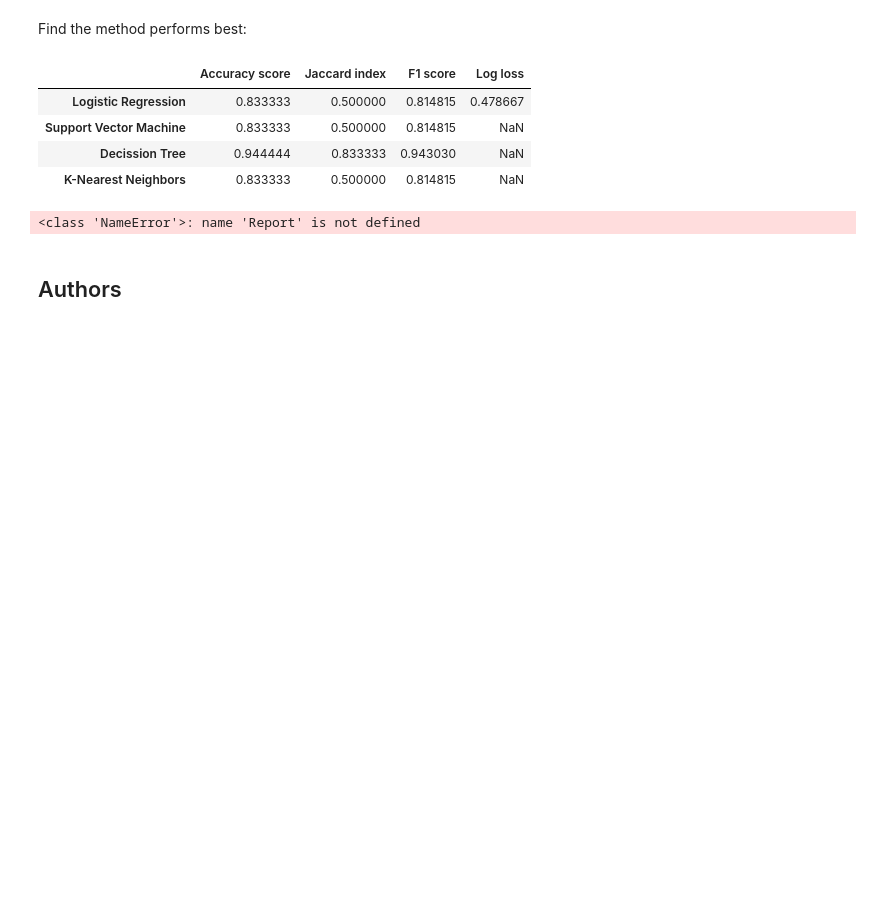
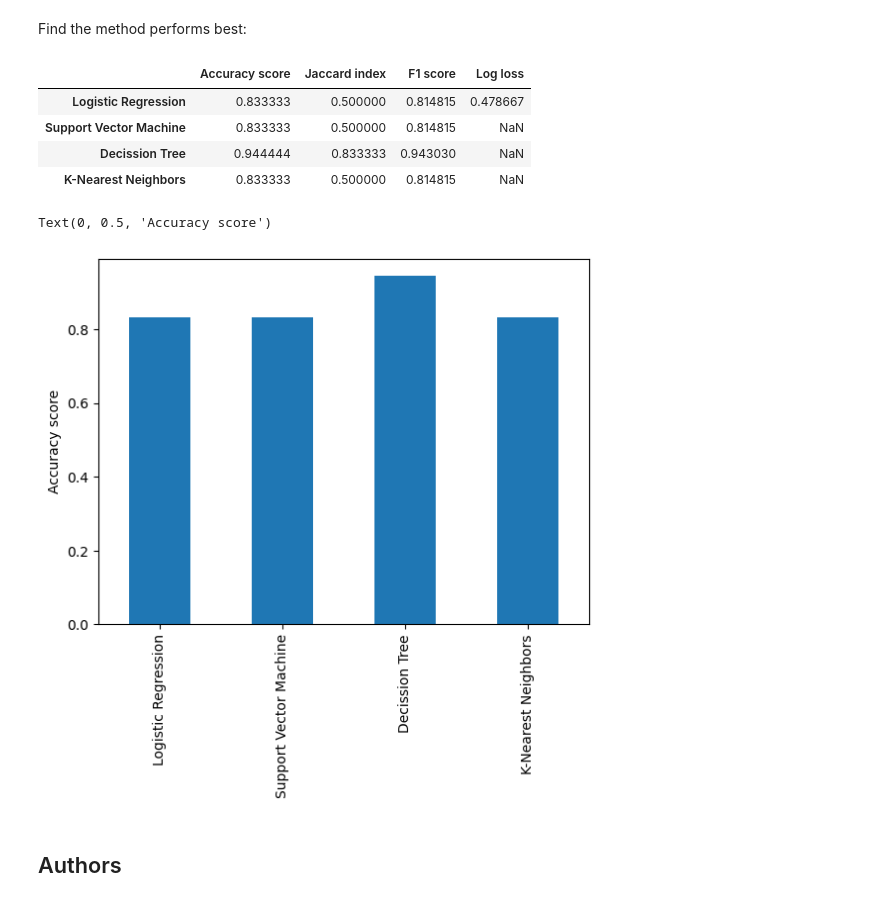
Before and after one commit to sebasgrisales/IBM_Applied_Data_Science_Capstone, a Jupyter notebook: 8. jupyter-labs-machine_learning_prediction.ipynb, the cells around one changed output. Cells and saved outputs as stored; diff of their text form; code cells hidden in the pictures; blank space fills up the shorter version.

```diff
--- a/8. jupyter-labs-machine_learning_prediction.ipynb
+++ b/8. jupyter-labs-machine_learning_prediction.ipynb
@@ -361,9 +361,11 @@ Report
 | K-Nearest Neighbors | 0.833333 | 0.500000 | 0.814815 | NaN |
 # %%
 Report_bar = Report['Accuracy score']
-Rep
+Report_bar.plot(kind='bar')
+plt.ylabel('Accuracy score')
 # %% [output]
-<class 'NameError'>: name 'Report' is not defined
+Text(0, 0.5, 'Accuracy score')
+[figure, added]
 # %% [markdown]
 ## Authors
 # %% [markdown]
```
